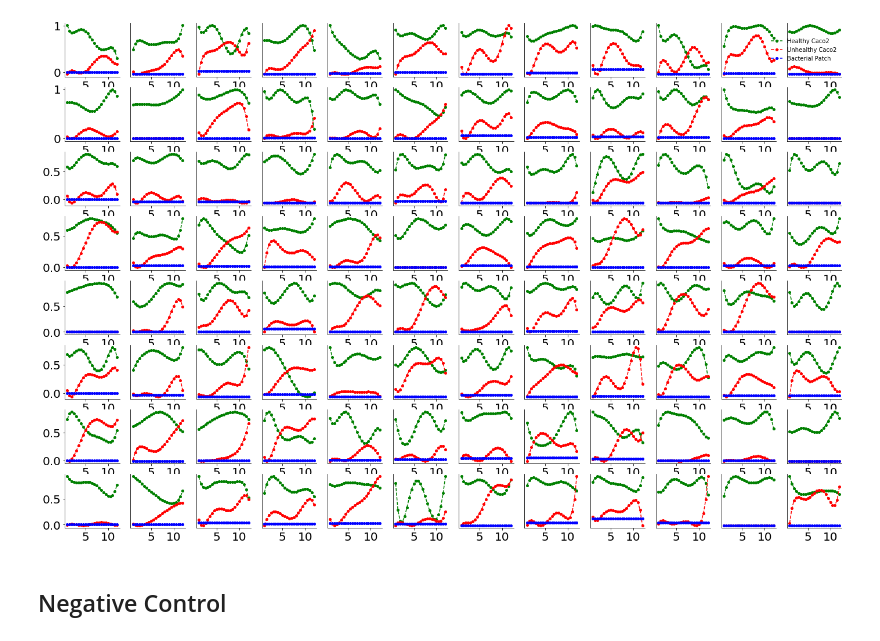
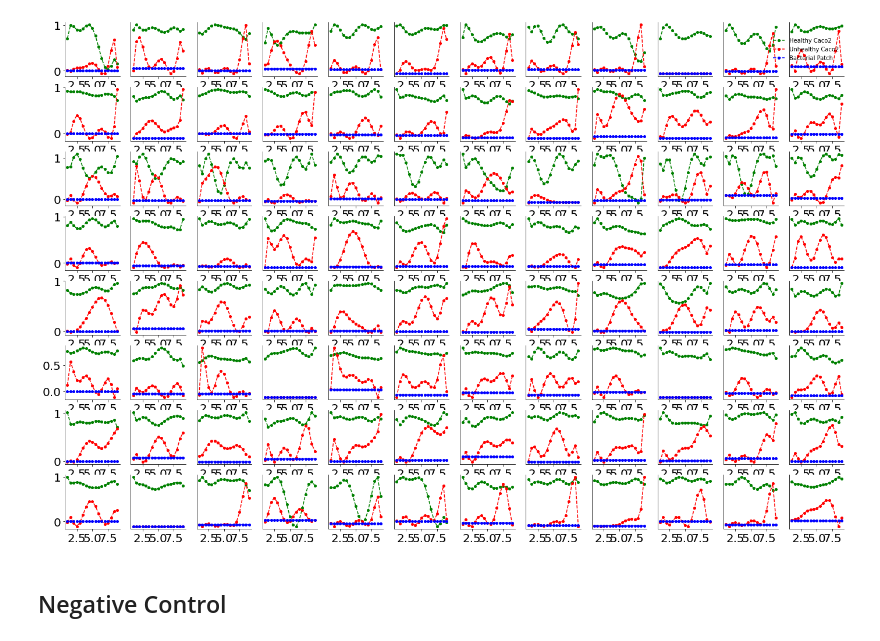
Before and after one commit to YeungRepo/FriendorFoe, a Jupyter notebook: Visualization/Viz96WellArray_PReview_0-2.ipynb, the cells around one changed output. Drawn from its saved outputs; the diff is of its cells as text; code cells hidden in the pictures.

```diff
--- a/Visualization/Viz96WellArray_PReview_0-2.ipynb
+++ b/Visualization/Viz96WellArray_PReview_0-2.ipynb
@@ -1,8 +1,8 @@
 # %%
 import os;
 import pickle;
-if os.path.isfile('/Users/eyeung/Box/DARPAFoF UCSB Team Share/Repr_Pickles/Repr_Pickles/All_Standard_Curves.pickle'):
-    StandardCurve_File = open('/Users/eyeung/Box/DARPAFoF UCSB Team Share/Repr_Pickles/Repr_Pickles/All_Standard_Curves.pickle','rb');
+if os.path.isfile('/Users/enochyeung/Box/DARPAFoF UCSB Team Share/Repr_Pickles/Repr_Pickles/All_Standard_Curves.pickle'):
+    StandardCurve_File = open('/Users/enochyeung/Box/DARPAFoF UCSB Team Share/Repr_Pickles/Repr_Pickles/All_Standard_Curves.pickle','rb');
     All_Dicts = pickle.load(StandardCurve_File);
     Num_to_Curve_Dict = All_Dicts[0];
     Num_to_Name_Dict = All_Dicts[1];
@@ -12,9 +31,9 @@ else:
 # %%
-Pickle_Path = '/Users/eyeung/Box/DARPAFoF UCSB Team Share/Repr_Pickles/Repr_Pickles/';
+Pickle_Path = '/Users/enochyeung/Box/DARPAFoF UCSB Team Share/Repr_Pickles/Repr_Pickles/';
 #File_Path = Pickle_Path+'20200619 A-549 P2 IV_V Pathogen #09-11.pickle';
 
 #File_Path = Pickle_Path+'20200703 A-549 P1 IV_V Pathogen #18-20.pickle';
-File_Path = Pickle_Path+'20200611 A-549 P1 IV_V Pathogen NegCon #01-02.pickle';
+File_Path = Pickle_Path+'A549P2.pickle';
 import pickle
 import numpy as np
 import matplotlib.pyplot as plt
@@ -95,7 +133,7 @@ for row_ind in range(0,len(all_row_ind)):
                 ys = [np.max([elem-ys[0],0]) for elem in ys]
             times = [np.float(np.int(elem)*30.0/60.0) for elem in time_keys]
             subax = plt.subplot(len(all_row_ind),len(all_col_ind),len(all_col_ind)*(row_ind)+(col_ind+1),frameon=True,fc='white',)
-            ys = savgol_filter(ys, len(time_keys), 5) # window size 51, polynomial order 3
+            ys = savgol_filter(ys, len(time_keys), 7) # window size 51, polynomial order 3
             subax.plot(times,ys,'.--',ms=8,color=list_of_colors[kernel_ind])
             #subax.xlabel('Time (Hrs)',size=20)
             #subax.ylabel('# of Clusters Estim.',size=20)
@@ -117,4 +153,4 @@ Adding an axes using the same arguments as a previous axes currently reuses the
-[figure, old version]
+[figure, new version]
 # %% [markdown]
 ## Negative Control
 # %%
```
Also changed, not shown: parts of 5 cells of this notebook, 8 other files.
